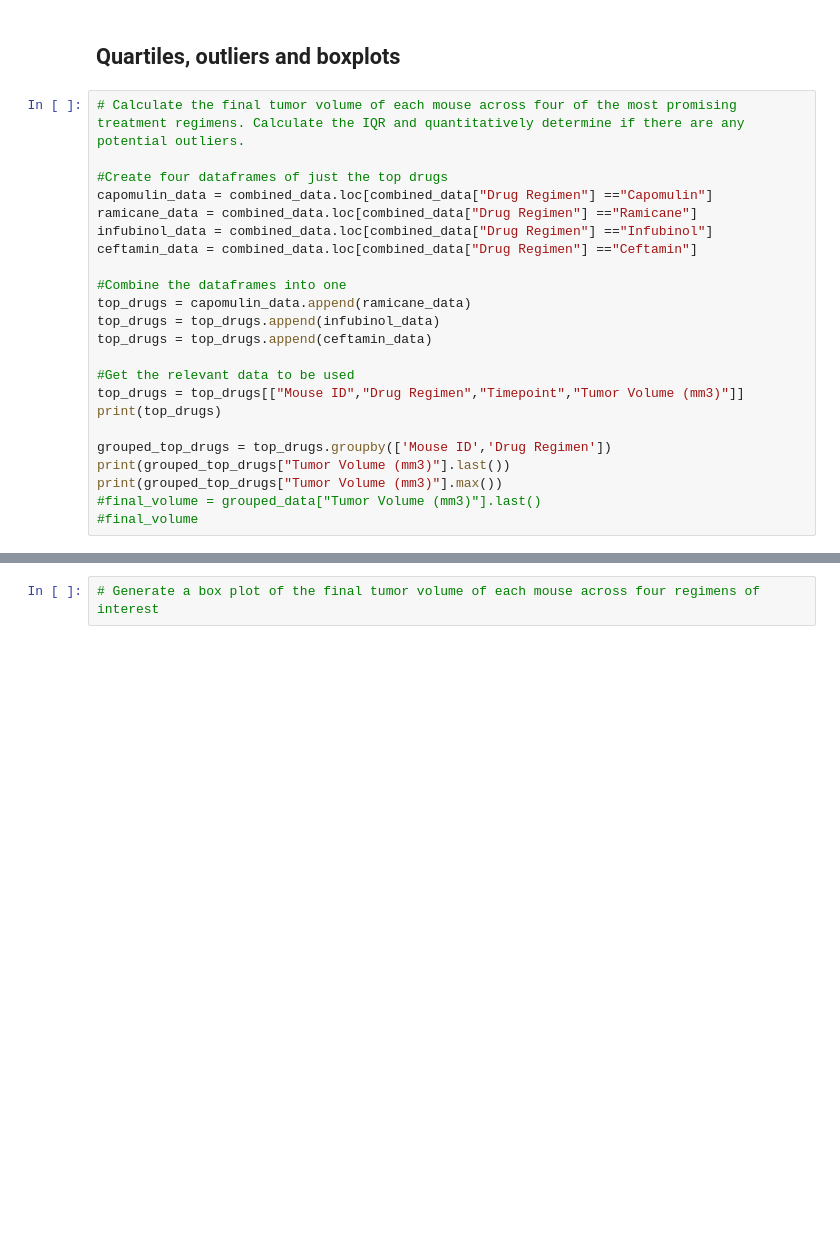
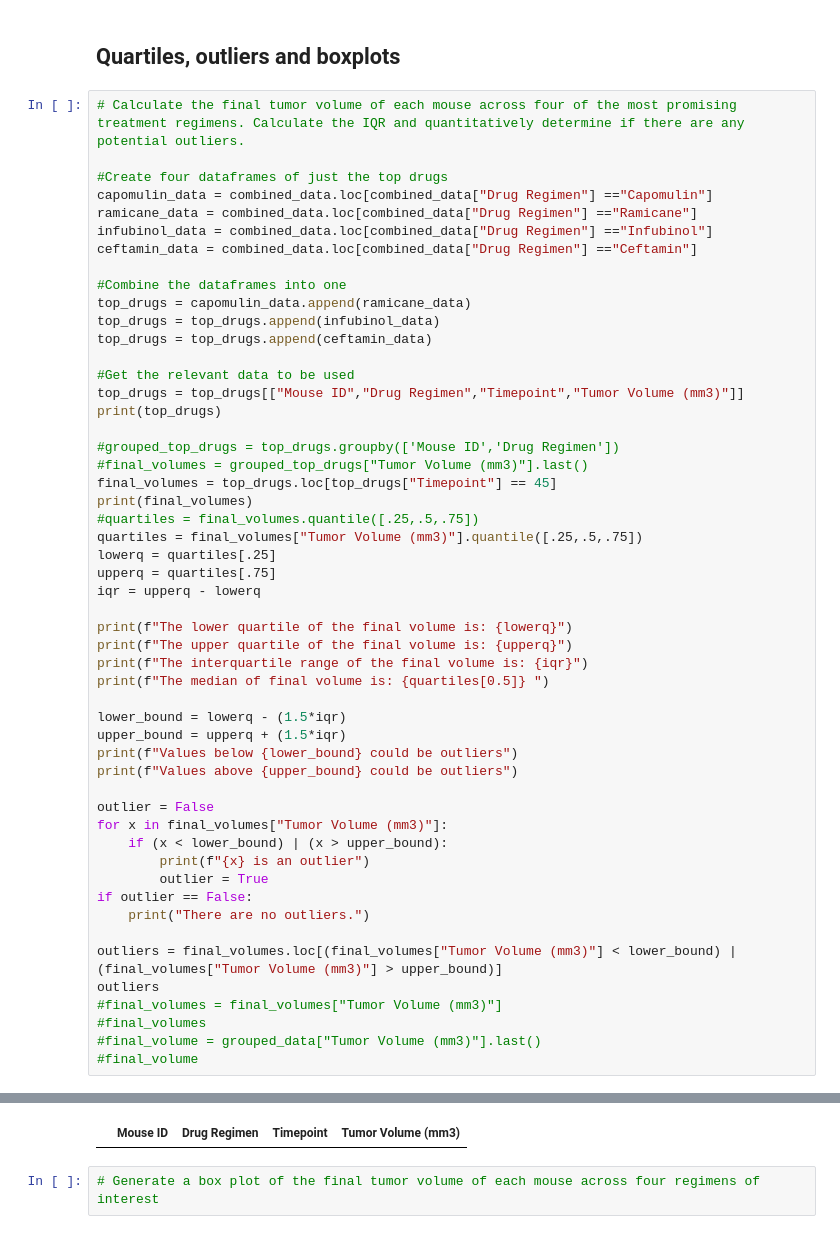
Before and after one commit to BenSnyder90/matplotlib-challenge, a Jupyter notebook: Pymaceuticals/pymaceuticals_starter.ipynb, the cells around one changed output, grey strips where cells are left out. Cells and saved outputs as stored; diff of their text form; blank space fills up the shorter version.

Commit message:
Shouldn't have combined all the data frames, need to get the quartile data from each regime

```diff
--- a/Pymaceuticals/pymaceuticals_starter.ipynb
+++ b/Pymaceuticals/pymaceuticals_starter.ipynb
@@ -187,9 +187,38 @@ top_drugs = top_drugs.append(ceftamin_data)
 top_drugs = top_drugs[["Mouse ID","Drug Regimen","Timepoint","Tumor Volume (mm3)"]]
 print(top_drugs)
 
-grouped_top_drugs = top_drugs.groupby(['Mouse ID','Drug Regimen'])
-print(grouped_top_drugs["Tumor Volume (mm3)"].last())
-print(grouped_top_drugs["Tumor Volume (mm3)"].max())
+#grouped_top_drugs = top_drugs.groupby(['Mouse ID','Drug Regimen'])
+#final_volumes = grouped_top_drugs["Tumor Volume (mm3)"].last()
+final_volumes = top_drugs.loc[top_drugs["Timepoint"] == 45]
+print(final_volumes)
+#quartiles = final_volumes.quantile([.25,.5,.75])
+quartiles = final_volumes["Tumor Volume (mm3)"].quantile([.25,.5,.75])
+lowerq = quartiles[.25]
+upperq = quartiles[.75]
+iqr = upperq - lowerq
+
+print(f"The lower quartile of the final volume is: {lowerq}")
+print(f"The upper quartile of the final volume is: {upperq}")
+print(f"The interquartile range of the final volume is: {iqr}")
+print(f"The median of final volume is: {quartiles[0.5]} ")
+
+lower_bound = lowerq - (1.5*iqr)
+upper_bound = upperq + (1.5*iqr)
+print(f"Values below {lower_bound} could be outliers")
+print(f"Values above {upper_bound} could be outliers")
+
+outlier = False
+for x in final_volumes["Tumor Volume (mm3)"]:
+    if (x < lower_bound) | (x > upper_bound):
+        print(f"{x} is an outlier")
+        outlier = True
+if outlier == False:
+    print("There are no outliers.")
+
+outliers = final_volumes.loc[(final_volumes["Tumor Volume (mm3)"] < lower_bound) | (final_volumes["Tumor Volume (mm3)"] > upper_bound)]
+outliers
+#final_volumes = final_volumes["Tumor Volume (mm3)"]
+#final_volumes
 #final_volume = grouped_data["Tumor Volume (mm3)"].last()
 #final_volume
 # %% [output]
@@ -213,3 +242,4 @@ Name: Tumor Volume (mm3), Length: 100, dtype: float64
+|  | Mouse ID | Drug Regimen | Timepoint | Tumor Volume (mm3) |
 # %%
 # Generate a box plot of the final tumor volume of each mouse across four regimens of interest
 # %% [markdown]
```
Also changed, not shown: parts of 1 cell of this notebook.
